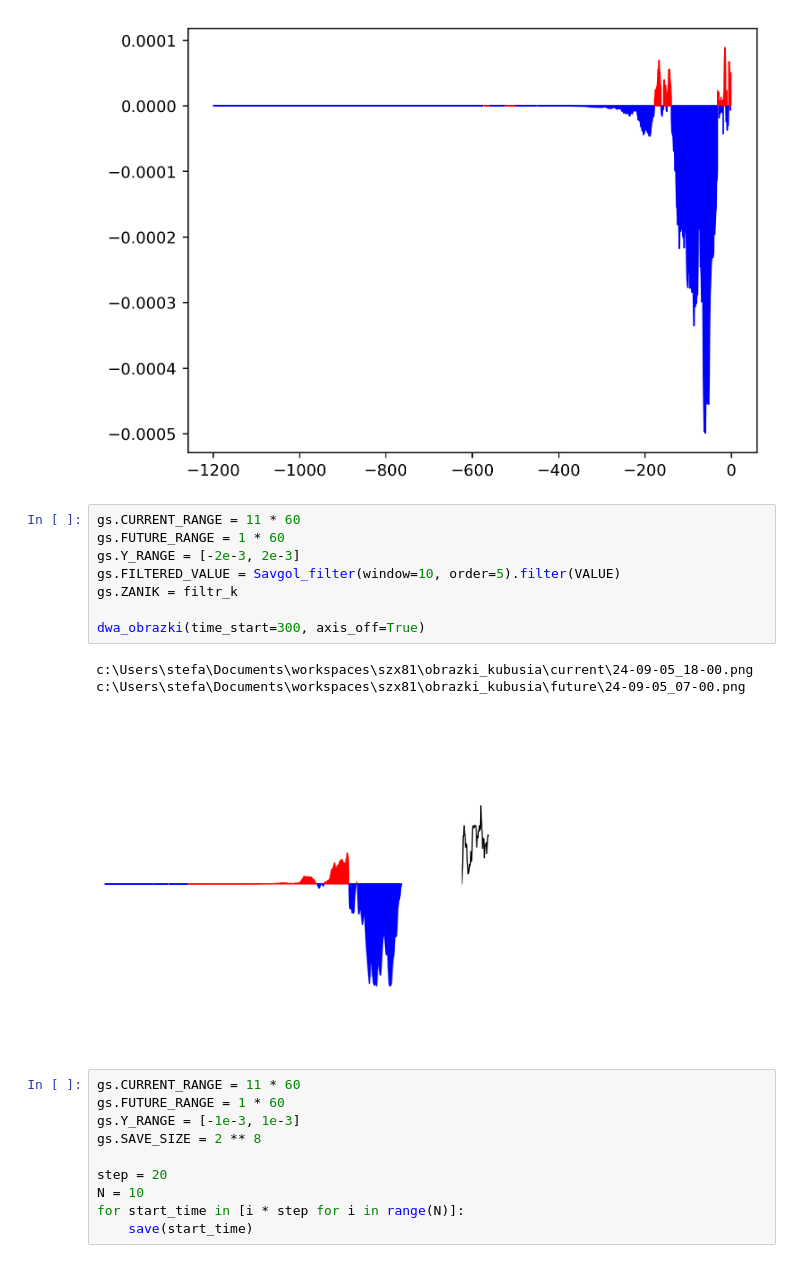
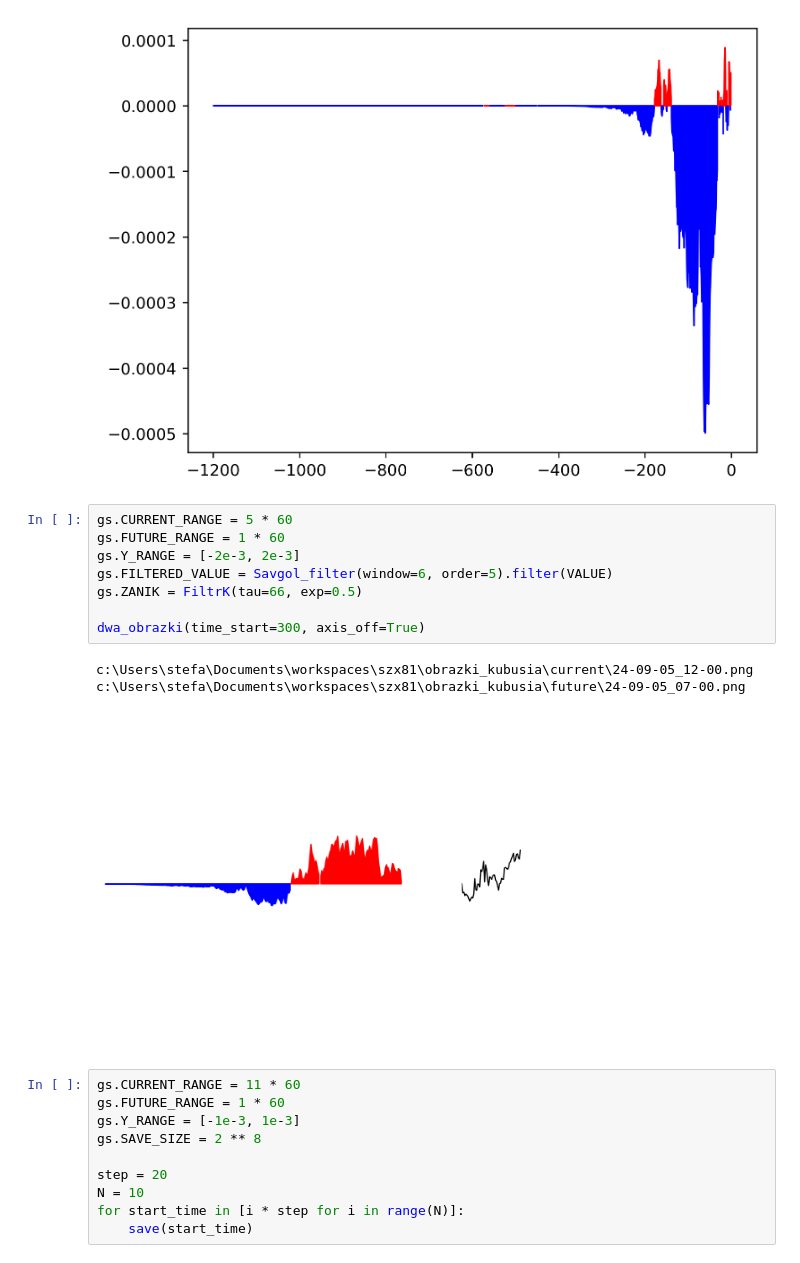
Before and after one commit to stefanzarembinski/szx81, a Jupyter notebook: src/kubusia/gasnace_swieczki.ipynb, the cells around one changed output. Drawn from its saved outputs; the diff is of its cells as text.

```diff
--- a/src/kubusia/gasnace_swieczki.ipynb
+++ b/src/kubusia/gasnace_swieczki.ipynb
@@ -41,17 +41,17 @@ plt.show()
 # %% [output]
 [figure]
 # %%
-gs.CURRENT_RANGE = 11 * 60
+gs.CURRENT_RANGE = 5 * 60
 gs.FUTURE_RANGE = 1 * 60
 gs.Y_RANGE = [-2e-3, 2e-3]
-gs.FILTERED_VALUE = Savgol_filter(window=10, order=5).filter(VALUE)
-gs.ZANIK = filtr_k
+gs.FILTERED_VALUE = Savgol_filter(window=6, order=5).filter(VALUE)
+gs.ZANIK = FiltrK(tau=66, exp=0.5)
 
 dwa_obrazki(time_start=300, axis_off=True)
 # %% [output]
-c:\Users\stefa\Documents\workspaces\szx81\obrazki_kubusia\current\24-09-05_18-00.png
+c:\Users\stefa\Documents\workspaces\szx81\obrazki_kubusia\current\24-09-05_12-00.png
 c:\Users\stefa\Documents\workspaces\szx81\obrazki_kubusia\future\24-09-05_07-00.png
-[figure, old version]
+[figure, new version]
 # %%
 gs.CURRENT_RANGE = 11 * 60
 gs.FUTURE_RANGE = 1 * 60
```
Also changed, not shown: parts of 1 cell of this notebook, 1 other file.
